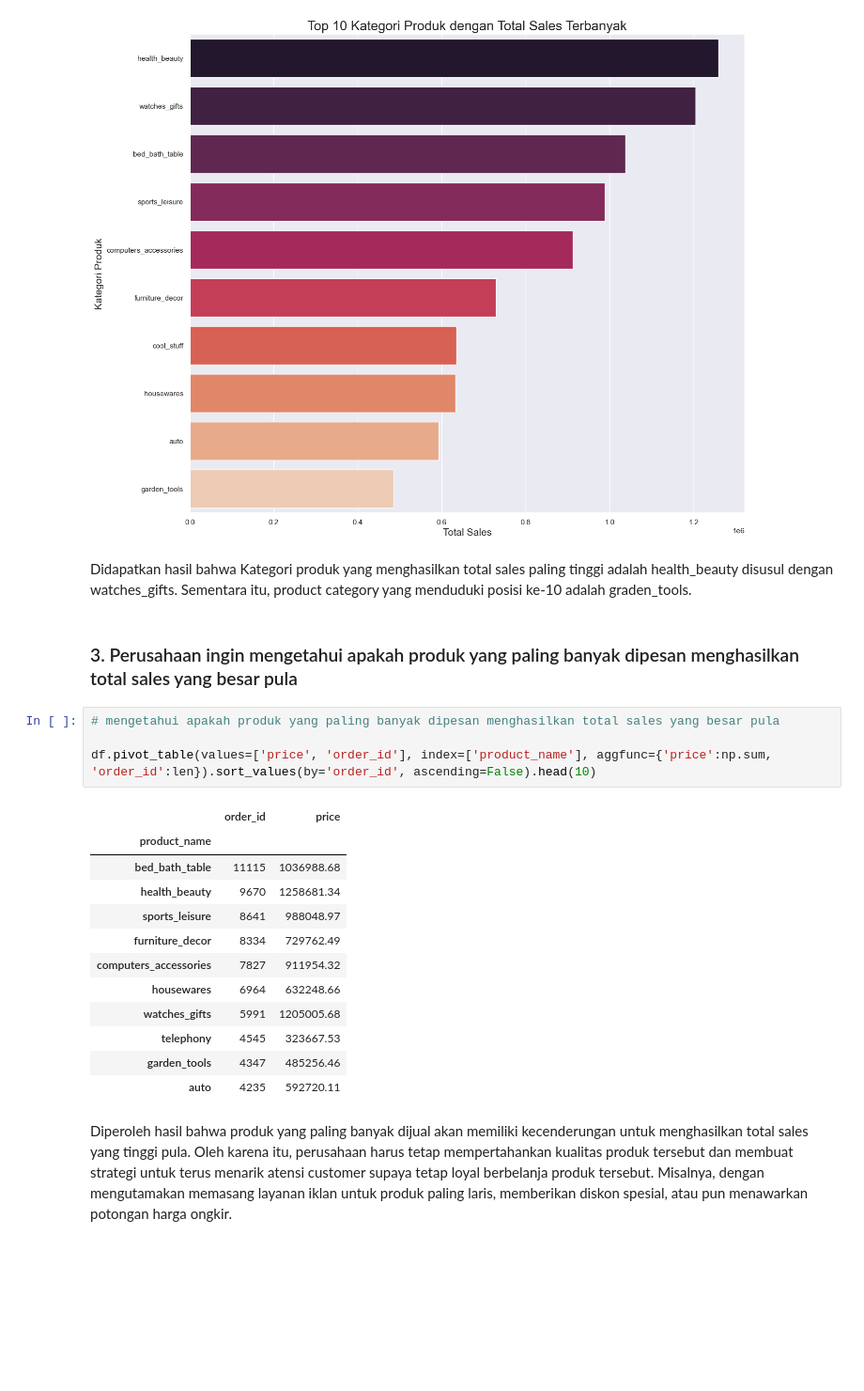
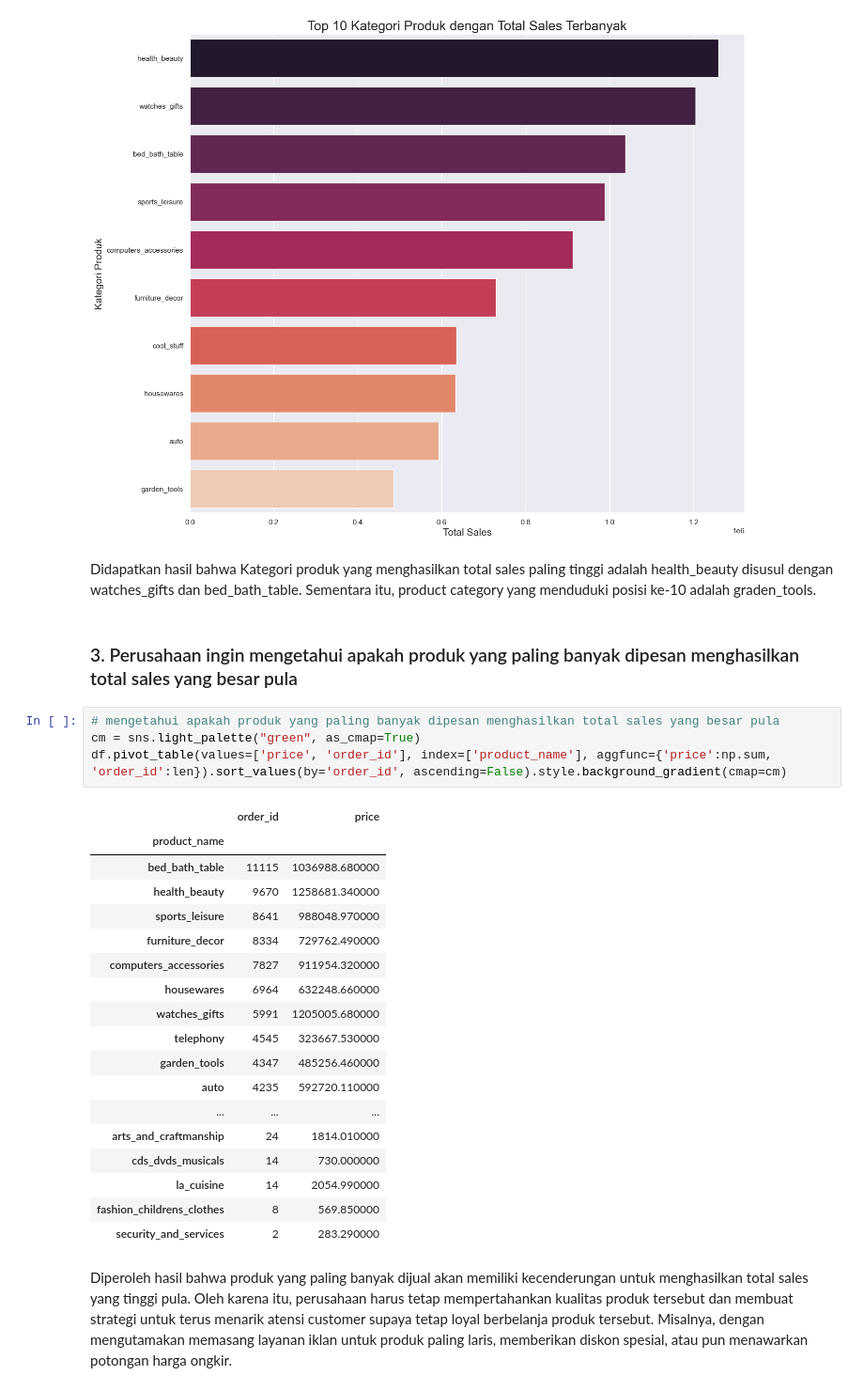
Before and after one commit to AzizFauzi99/EDA_Olist_Ecommerce, a Jupyter notebook: EDA_ecommerce.ipynb, the cells around one changed output. Shown at 94% size. Saved outputs shown, nothing was run; the diff lists cells and outputs as text; blank space fills up the shorter version.

```diff
--- a/EDA_ecommerce.ipynb
+++ b/EDA_ecommerce.ipynb
@@ -540,26 +540,32 @@ plt.show()
 # %% [output]
 [figure]
 # %% [markdown]
-Didapatkan hasil bahwa Kategori produk yang menghasilkan total sales paling tinggi adalah health_beauty disusul dengan watches_gifts. Sementara itu, product category yang menduduki posisi ke-10 adalah graden_tools.
+Didapatkan hasil bahwa Kategori produk yang menghasilkan total sales paling tinggi adalah health_beauty disusul dengan watches_gifts dan bed_bath_table. Sementara itu, product category yang menduduki posisi ke-10 adalah graden_tools.
 # %% [markdown]
 ### 3. Perusahaan ingin mengetahui apakah produk yang paling banyak dipesan menghasilkan total sales yang besar pula
 # %%
 # mengetahui apakah produk yang paling banyak dipesan menghasilkan total sales yang besar pula
-
-df.pivot_table(values=['price', 'order_id'], index=['product_name'], aggfunc={'price':np.sum, 'order_id':len}).sort_values(by='order_id', ascending=False).head(10)
+cm = sns.light_palette("green", as_cmap=True)
+df.pivot_table(values=['price', 'order_id'], index=['product_name'], aggfunc={'price':np.sum, 'order_id':len}).sort_values(by='order_id', ascending=False).style.background_gradient(cmap=cm)
 # %% [output]
 |  | order_id | price |
 | product_name |  |  |
-| bed_bath_table | 11115 | 1036988.68 |
-| health_beauty | 9670 | 1258681.34 |
-| sports_leisure | 8641 | 988048.97 |
-| furniture_decor | 8334 | 729762.49 |
-| computers_accessories | 7827 | 911954.32 |
-| housewares | 6964 | 632248.66 |
-| watches_gifts | 5991 | 1205005.68 |
-| telephony | 4545 | 323667.53 |
-| garden_tools | 4347 | 485256.46 |
-| auto | 4235 | 592720.11 |
+| bed_bath_table | 11115 | 1036988.680000 |
+| health_beauty | 9670 | 1258681.340000 |
+| sports_leisure | 8641 | 988048.970000 |
+| furniture_decor | 8334 | 729762.490000 |
+| computers_accessories | 7827 | 911954.320000 |
+| housewares | 6964 | 632248.660000 |
+| watches_gifts | 5991 | 1205005.680000 |
+| telephony | 4545 | 323667.530000 |
+| garden_tools | 4347 | 485256.460000 |
+| auto | 4235 | 592720.110000 |
+| ... | ... | ... |
+| arts_and_craftmanship | 24 | 1814.010000 |
+| cds_dvds_musicals | 14 | 730.000000 |
+| la_cuisine | 14 | 2054.990000 |
+| fashion_childrens_clothes | 8 | 569.850000 |
+| security_and_services | 2 | 283.290000 |
 # %% [markdown]
 Diperoleh hasil bahwa produk yang paling banyak dijual akan memiliki kecenderungan untuk menghasilkan total sales yang tinggi pula. Oleh karena itu, perusahaan harus tetap mempertahankan kualitas produk tersebut dan membuat strategi untuk terus menarik atensi customer supaya tetap loyal berbelanja produk tersebut. Misalnya, dengan mengutamakan memasang layanan iklan untuk produk paling laris, memberikan diskon spesial, atau pun menawarkan potongan harga ongkir.
 # %% [markdown]
```
Also changed, not shown: parts of 2 cells of this notebook, 1 other file.
